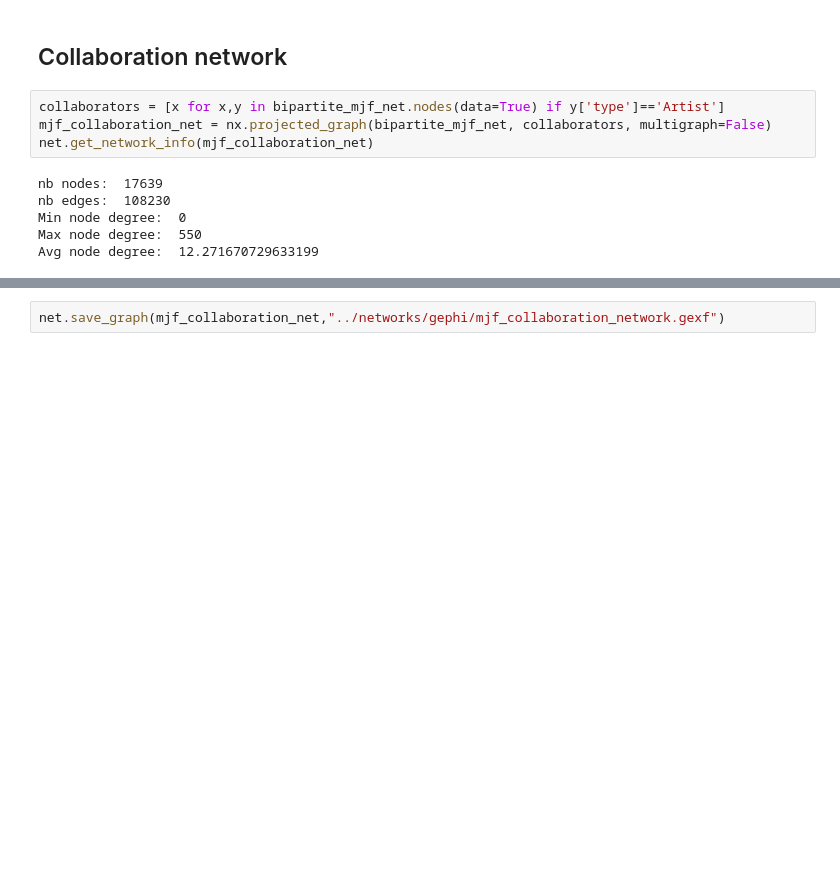
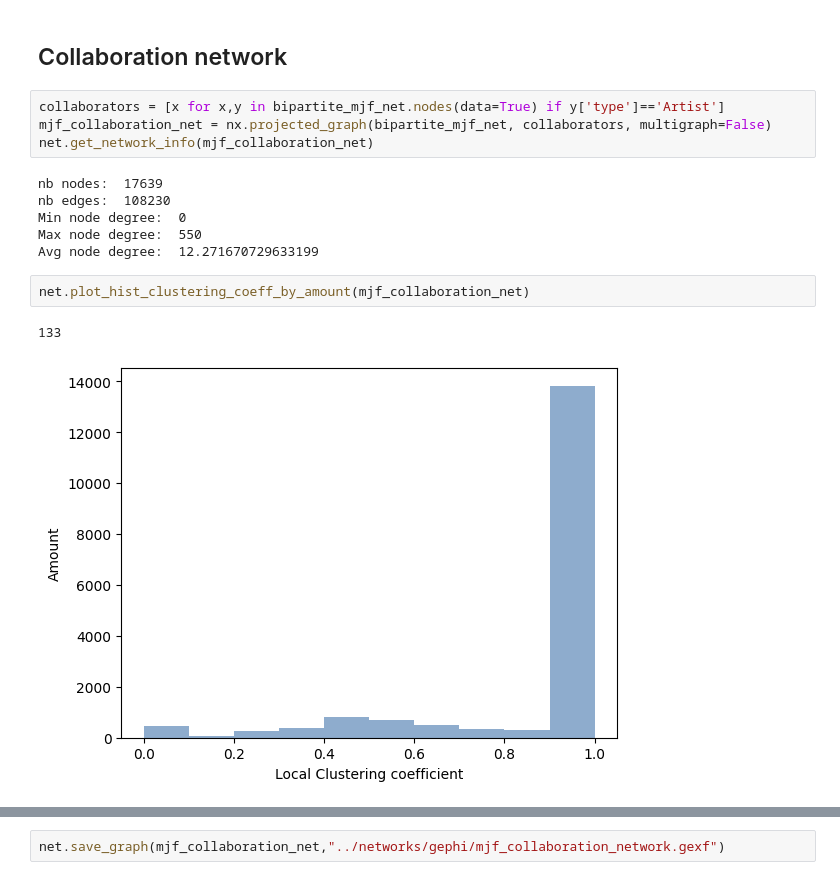
Before and after one commit to sizmar2018/master_thesis_women_in_jazz, a Jupyter notebook: code/network-analysis.ipynb, the cells around one changed output, grey strips where cells are left out. Saved outputs shown, nothing was run; the diff lists cells and outputs as text; blank space fills up the shorter version.

Commit message:
gc + clustering

```diff
--- a/code/network-analysis.ipynb
+++ b/code/network-analysis.ipynb
@@ -344,3 +355,8 @@ nb edges:  108230
 Min node degree:  0
 Max node degree:  550
 Avg node degree:  12.271670729633199
+# %%
+net.plot_hist_clustering_coeff_by_amount(mjf_collaboration_net)
+# %% [output]
+133
+[figure, added]
```
Also changed, not shown: parts of 33 cells of this notebook, 13 other files.
